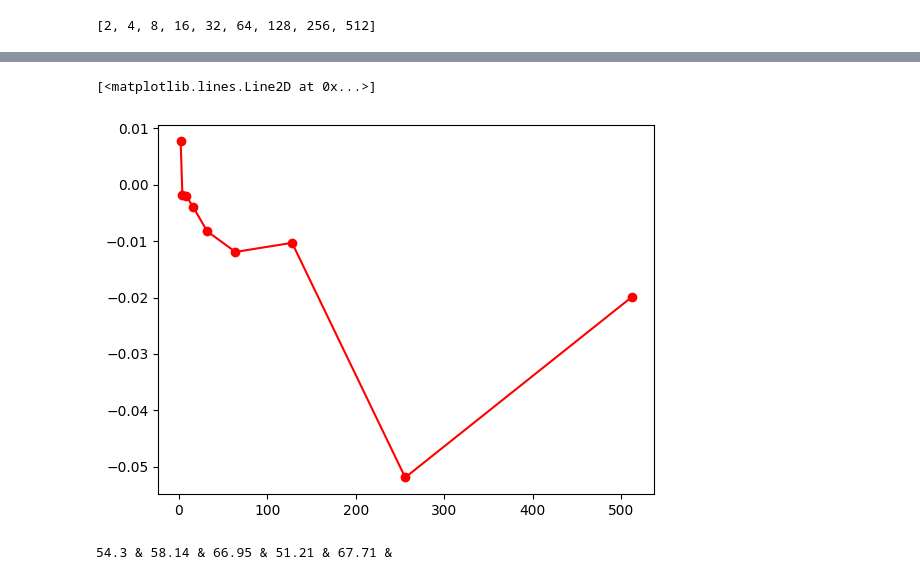
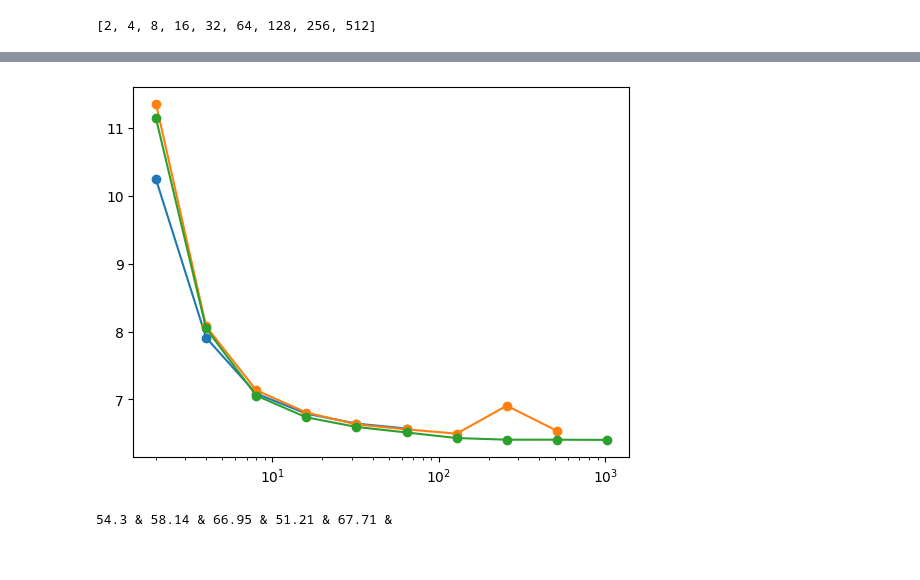
Before and after one commit to xuzukang/NoWag, a Jupyter notebook: plots/structure.ipynb, the cells around one changed output, grey strips where cells are left out. Saved outputs shown, nothing was run; the diff lists cells and outputs as text; code cells hidden in the pictures.

```diff
--- a/plots/structure.ipynb
+++ b/plots/structure.ipynb
@@ -179,11 +268,12 @@ plt.savefig("llama2_7b.png", dpi=300, bbox_inches='tight')
-# %%
-plt.plot(ours_n,
-         [(wanda_results_c4[i]-ours_results_c4[i] - )/ours_results_c4[i] for i in range(len(ours_n))],
-         label="Ours vs Wanda C4", marker='o',
-         color = "red")
-# %% [output]
-[<matplotlib.lines.Line2D at 0x...>]
-[figure, removed]
+# %%
+plt.plot(sparsegpt_n[:-1], sparsegpt_results_wiki2[:-1], label="SparseGPT C4", marker='o')
+plt.plot(wanda_n, wanda_results_wiki2, label="Wanda C4", marker='o')
+plt.plot(ours_n, ours_results_wiki2, label="Ours Wiki2", marker='o')
+# plt.ylim([5,15])
+plt.xscale('log')
+# plt.yscale('log')
+# %% [output]
+[figure, added]
 # %%
 #helper function for table generation
 models = ["Llama-2-7b-hf",
```
Also changed, not shown: parts of 13 cells of this notebook, 22 other files.
